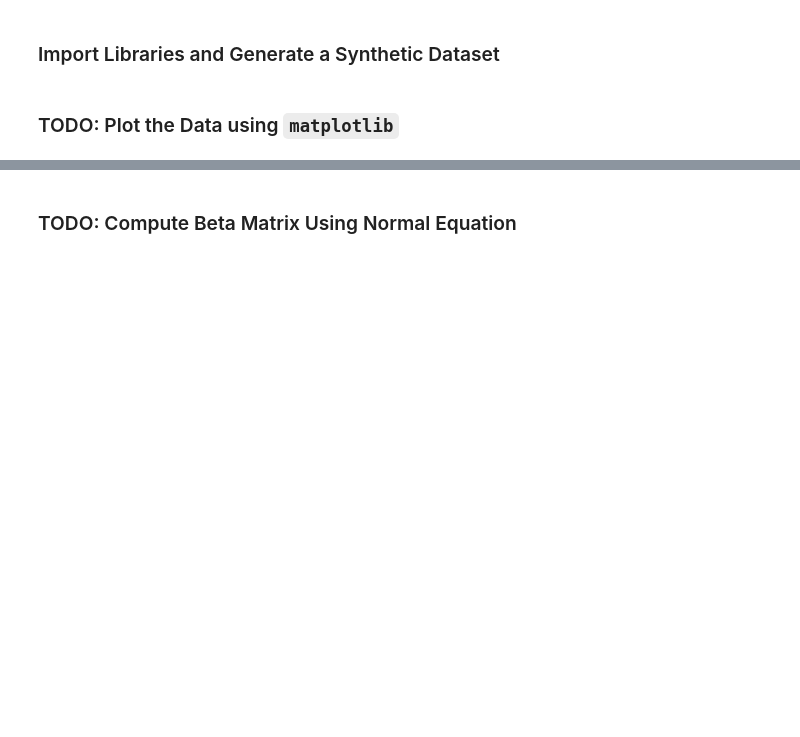
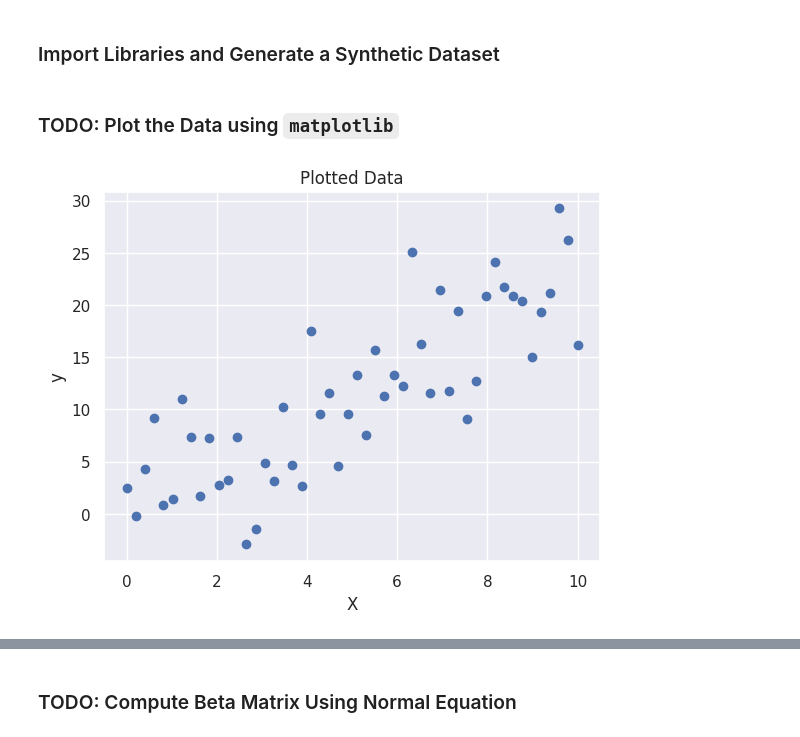
Before and after one commit to shaoyunguo/mlcysec_tutorial, a Jupyter notebook: source/tutorial_notebooks/getting_started_with_jupyter_and_python/getting_started_with_jupyter_and_python.ipynb, the cells around one changed output, grey strips where cells are left out. Cells and saved outputs as stored; diff of their text form; code cells hidden in the pictures; blank space fills up the shorter version.

```diff
--- a/source/tutorial_notebooks/getting_started_with_jupyter_and_python/getting_started_with_jupyter_and_python.ipynb
+++ b/source/tutorial_notebooks/getting_started_with_jupyter_and_python/getting_started_with_jupyter_and_python.ipynb
@@ -1620,4 +1632,15 @@ y = a * x + noise
 # %% [markdown]
 ### TODO: Plot the Data using `matplotlib`
 # %%
-# TODO: # Visualize the dataset
+# Use seaborn's set_theme and reset to original afterwards for comparison
+sns.set_theme()
+
+plt.scatter(X, y)
+plt.xlabel("X")
+plt.ylabel("y")
+plt.title("Plotted Data")
+
+plt.show()
+sns.reset_orig()
+# %% [output]
+[figure, added]
```
Also changed, not shown: parts of 20 cells of this notebook.
